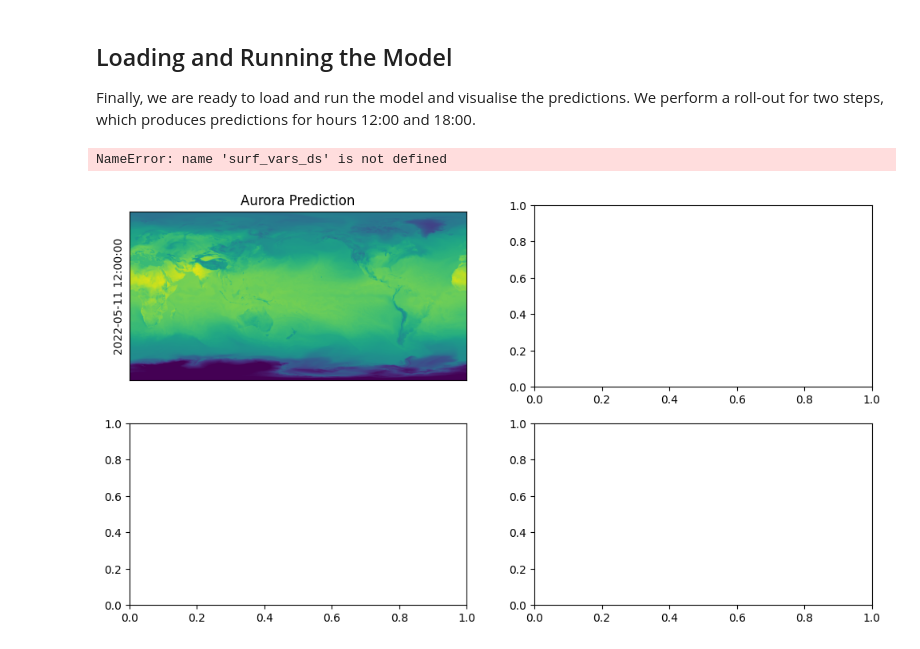
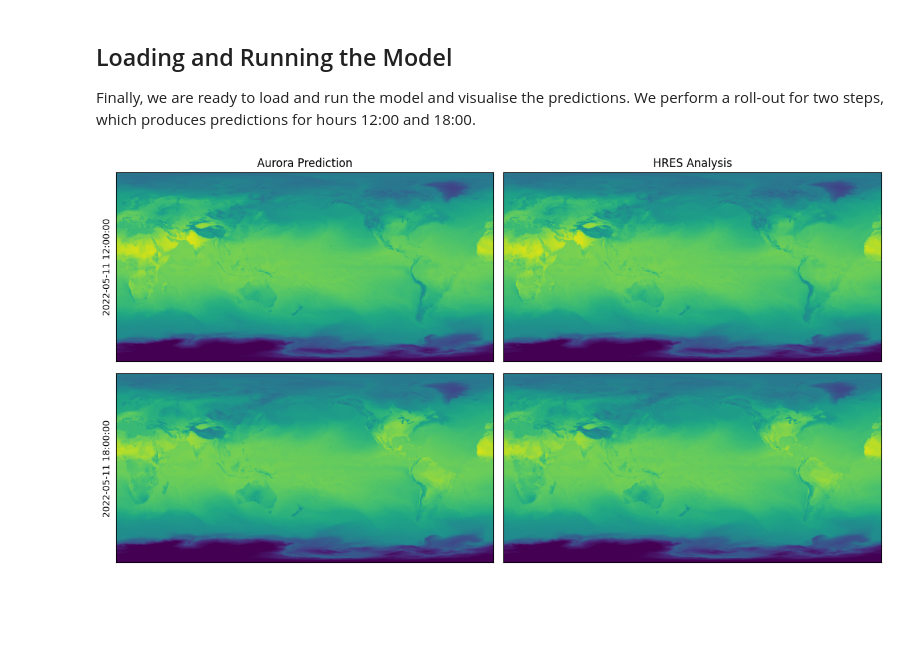
Before and after one commit to microsoft/aurora, a Jupyter notebook: docs/example_hres_0.1.ipynb, the cells around one changed output. Cells and saved outputs as stored; diff of their text form; code cells hidden in the pictures; blank space fills up the shorter version.

```diff
--- a/docs/example_hres_0.1.ipynb
+++ b/docs/example_hres_0.1.ipynb
@@ -163,28 +163,27 @@ model = model.to("cpu")
 # %%
 import matplotlib.pyplot as plt
 
 truth = xr.open_dataset(download_path / date.strftime("surf_2t_%Y-%m-%d.grib"), engine="cfgrib")
 
 fig, ax = plt.subplots(2, 2, figsize=(12, 6.5))
 
 for i in range(ax.shape[0]):
     pred = preds[i]
 
     ax[i, 0].imshow(pred.surf_vars["2t"][0, 0].numpy() - 273.15, vmin=-50, vmax=50)
     ax[i, 0].set_ylabel(str(pred.metadata.time[0]))
     if i == 0:
         ax[i, 0].set_title("Aurora Prediction")
     ax[i, 0].set_xticks([])
     ax[i, 0].set_yticks([])
 
-    ref = truth["t2m"][2 + i].values[::-1, :]
+    ref = truth["t2m"][2 + i].values
     ax[i, 1].imshow(ref - 273.15, vmin=-50, vmax=50)
     if i == 0:
-        ax[i, 1].set_title("HRES T0")
+        ax[i, 1].set_title("HRES Analysis")
     ax[i, 1].set_xticks([])
     ax[i, 1].set_yticks([])
 
 plt.tight_layout()
 # %% [output]
-NameError: name 'surf_vars_ds' is not defined
-[figure, old version]
+[figure, new version]
```
Also changed, not shown: parts of 1 cell of this notebook.
